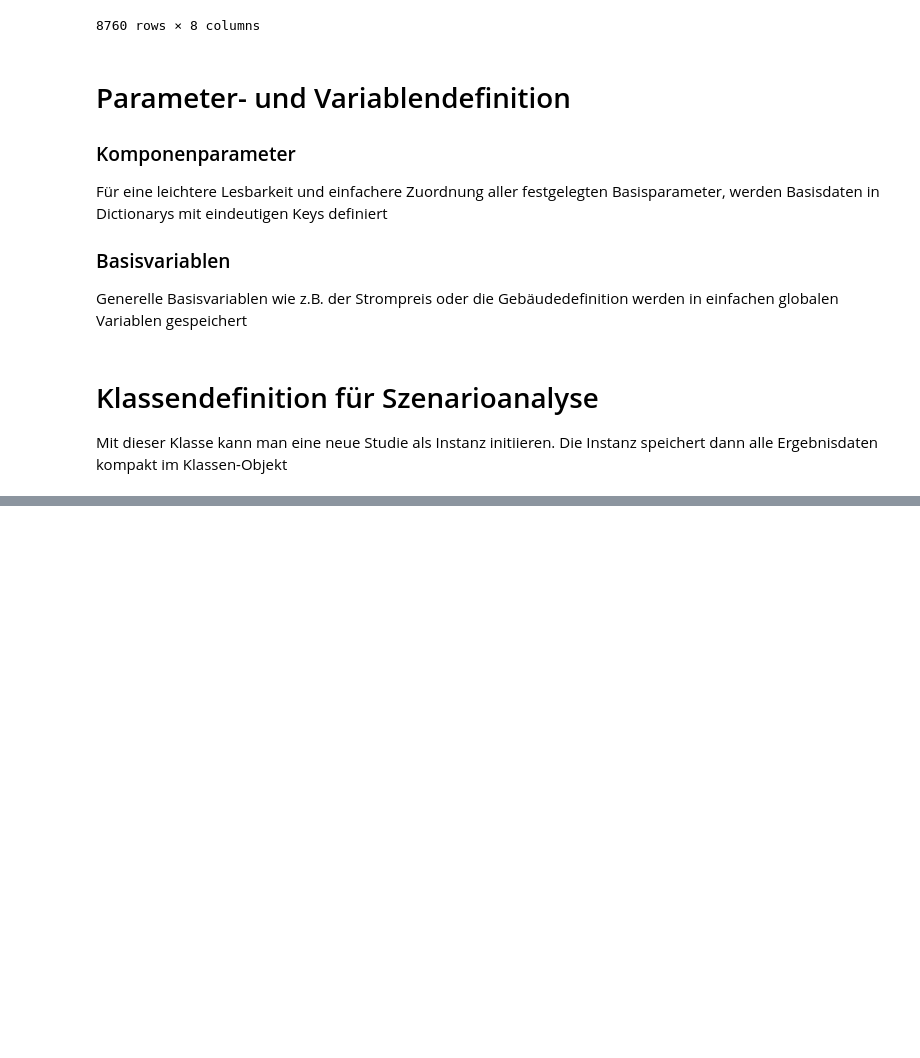
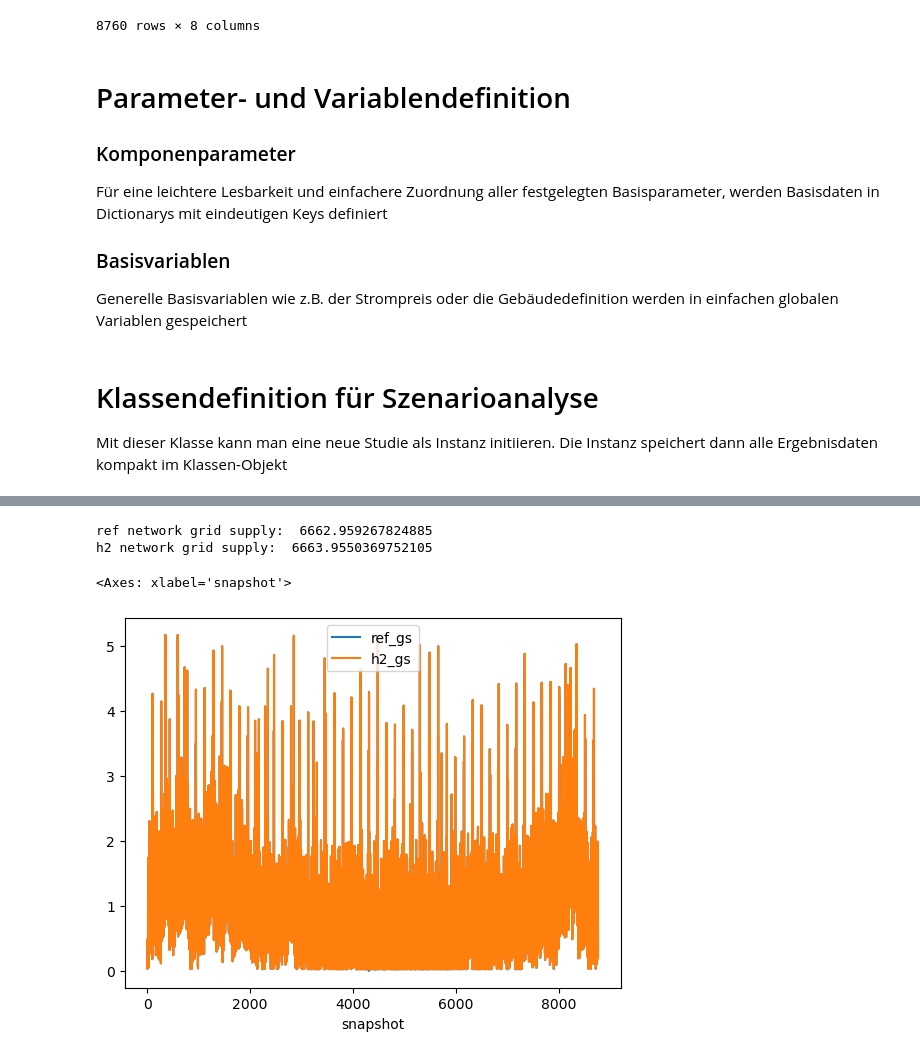
Before and after one commit to aalushi/ModellierungSoSe23, a Jupyter notebook: Projekt_Autarkie_Gruppe3/Projektnotebook_Autarkie_Projektgruppe3.ipynb, the cells around one changed output, grey strips where cells are left out. Drawn from its saved outputs; the diff is of its cells as text; code cells hidden in the pictures; blank space fills up the shorter version.

Commit message:
h2 network basic

```diff
--- a/Projekt_Autarkie_Gruppe3/Projektnotebook_Autarkie_Projektgruppe3.ipynb
+++ b/Projekt_Autarkie_Gruppe3/Projektnotebook_Autarkie_Projektgruppe3.ipynb
@@ -106,7 +119,7 @@ fc_params = {
     'p_nom': 1.5, #kW_el Brennstoffzellenleistung picea
     'el_efficiency': 0.8,
     'th_efficiency': 0.2,
-    'capital_cost': 1000,
+    'capital_cost': 800,
     'marginal_cost': 40
 }
 
@@ -115,7 +128,7 @@ ely_params = {
     'p_nom': 2.3, #kW_el Wasserstofferzeugungsleistung picea
     'el_efficiency': 0.625,
     'th_efficiency': 0.2,
-    'capital_cost': 12000,
+    'capital_cost': 900,
     'marginal_cost': 0
 }
 
@@ -157,7 +170,7 @@ h2_storage_params = {
     'e_nom': 300, #kWh_el - picea, auf 1500 kWh_el erweiterbar
     #'e_min_pu_hydrogen': 0.6,
     #'e_max_pu_hydrogen': 1.0,
-    'capital_cost': 120000, #€ picea system
+    'capital_cost': 1000, #€ picea system
     'marginal_cost': 499.8,
     'standing_loss': 0.001
 }
@@ -565,0 +620,6 @@ df
+# %%
+n_ref = build_ref_network()
+n_h2 = build_h2_network()
+
+n_ref.optimize(solver_name='gurobi')
+n_h2.optimize(solver_name='gurobi')
@@ -565,0 +679,18 @@ df
+# %%
+ref_gs = n_ref.generators_t.p.grid.sum()
+h2_gs = n_h2.generators_t.p.grid.sum()
+el_load = df_data['electric_load'].sum()
+
+print("ref network grid supply: ", ref_gs)
+print("h2 network grid supply: ", h2_gs)
+
+res = pd.DataFrame()
+res['ref_gs'] = n_ref.generators_t.p.grid
+res['h2_gs'] = n_h2.generators_t.p.grid
+
+res.plot()
+# %% [output]
+ref network grid supply:  6662.959267824885
+h2 network grid supply:  6663.9550369752105
+<Axes: xlabel='snapshot'>
+[figure, added]
```
Also changed, not shown: parts of 11 cells of this notebook, 1 other file.
